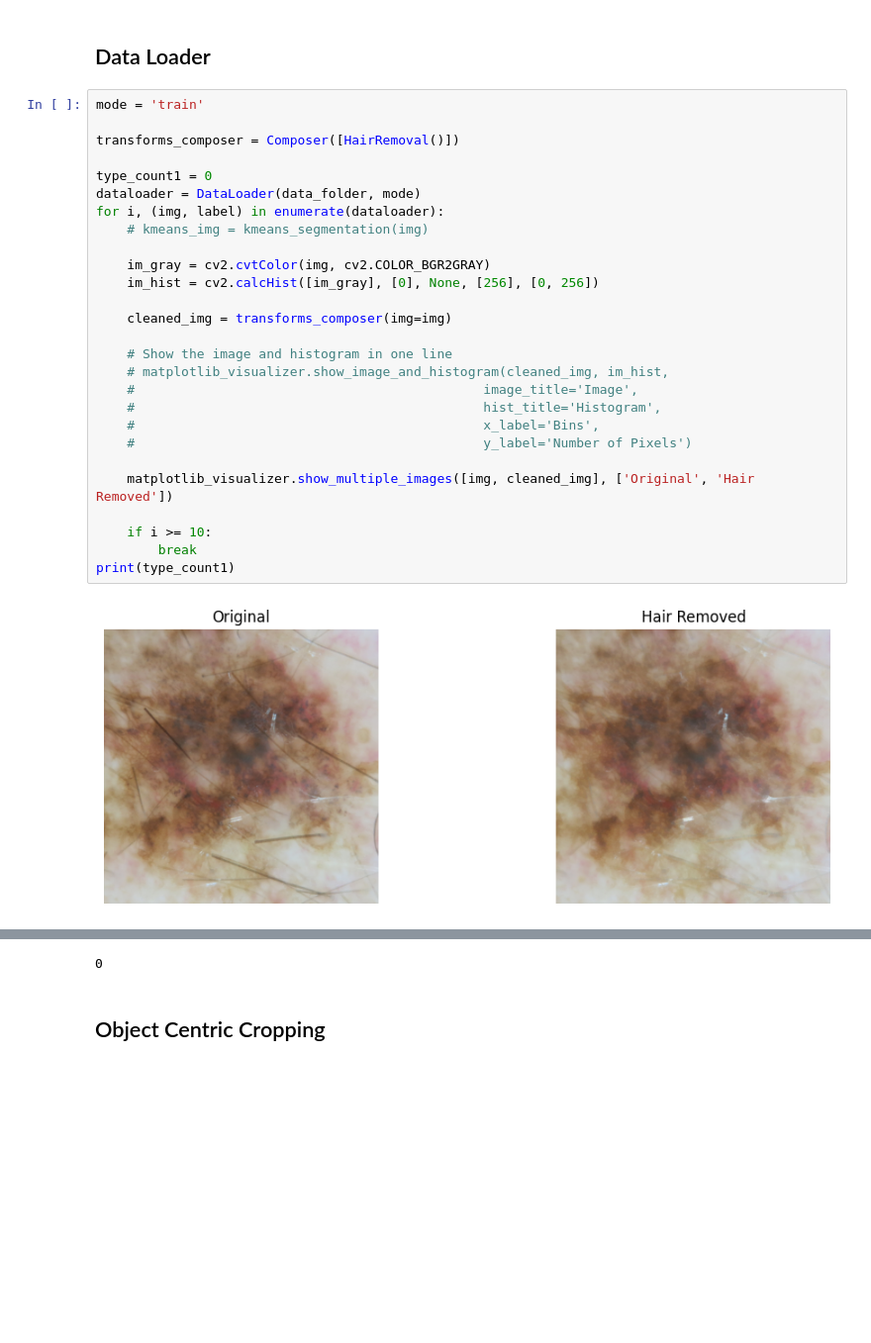
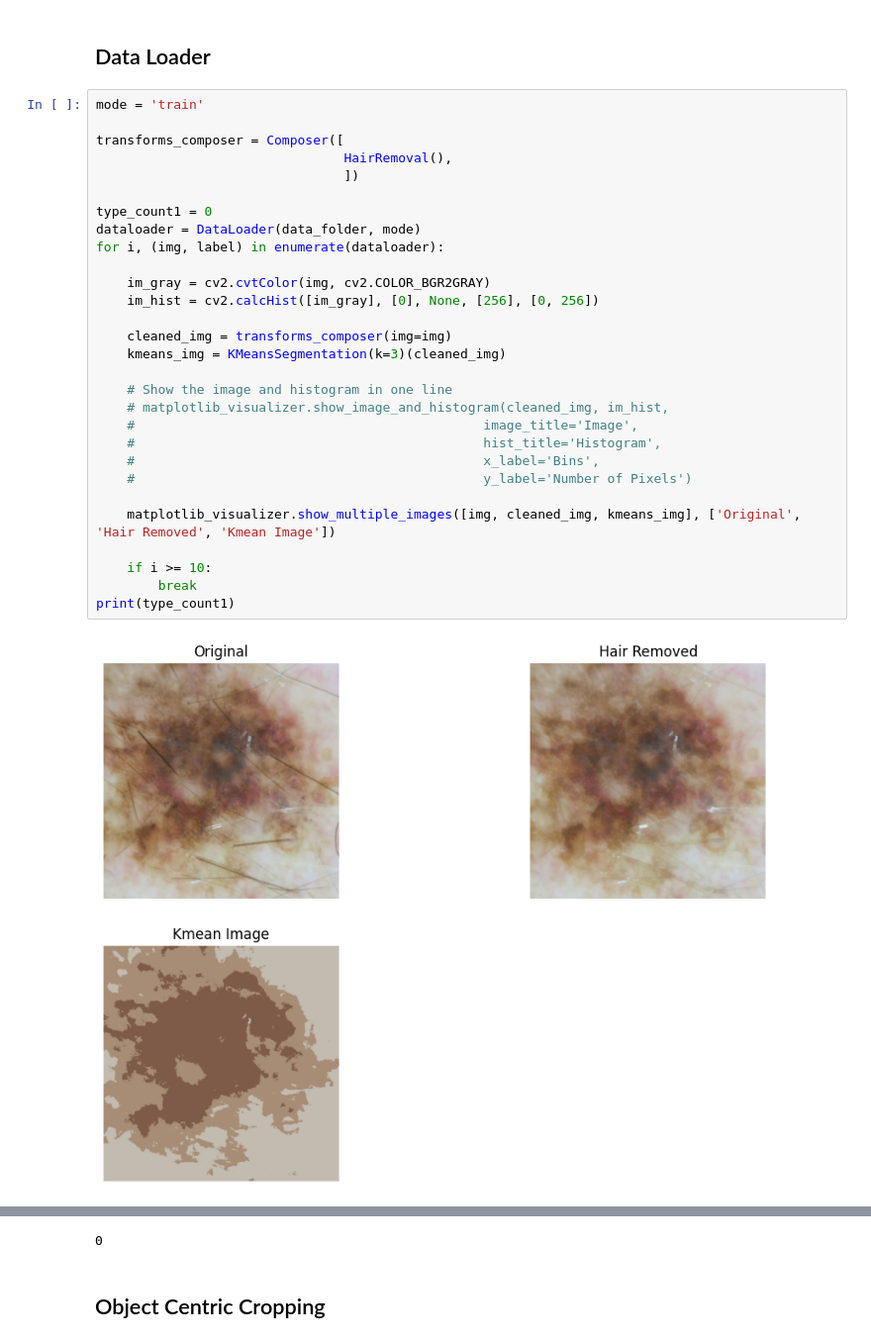
Before and after one commit to huytrnq/Binary-Skin-Cancer-Classification, a Jupyter notebook: Exp.ipynb, the cells around one changed output, grey strips where cells are left out. Shown at 99% size. Drawn from its saved outputs; the diff is of its cells as text; blank space fills up the shorter version.

Commit message:
add KMean Segmentation

```diff
--- a/Exp.ipynb
+++ b/Exp.ipynb
@@ -20,29 +20,31 @@ matplotlib_visualizer = MatplotlibVisualizer()
 # %%
 mode = 'train'
 
-transforms_composer = Composer([HairRemoval()])
+transforms_composer = Composer([
+                                HairRemoval(),
+                                ])
 
 type_count1 = 0
 dataloader = DataLoader(data_folder, mode)
 for i, (img, label) in enumerate(dataloader):
-    # kmeans_img = kmeans_segmentation(img)
 
     im_gray = cv2.cvtColor(img, cv2.COLOR_BGR2GRAY)
     im_hist = cv2.calcHist([im_gray], [0], None, [256], [0, 256])
 
     cleaned_img = transforms_composer(img=img)
+    kmeans_img = KMeansSegmentation(k=3)(cleaned_img)
 
     # Show the image and histogram in one line
     # matplotlib_visualizer.show_image_and_histogram(cleaned_img, im_hist,
     #                                             image_title='Image',
     #                                             hist_title='Histogram',
     #                                             x_label='Bins',
     #                                             y_label='Number of Pixels')
 
-    matplotlib_visualizer.show_multiple_images([img, cleaned_img], ['Original', 'Hair Removed'])
+    matplotlib_visualizer.show_multiple_images([img, cleaned_img, kmeans_img], ['Original', 'Hair Removed', 'Kmean Image'])
 
     if i >= 10:
         break
 print(type_count1)
 # %% [output]
-[figure, old version]
+[figure, new version]
```
Also changed, not shown: parts of 2 cells of this notebook, 2 other files.
